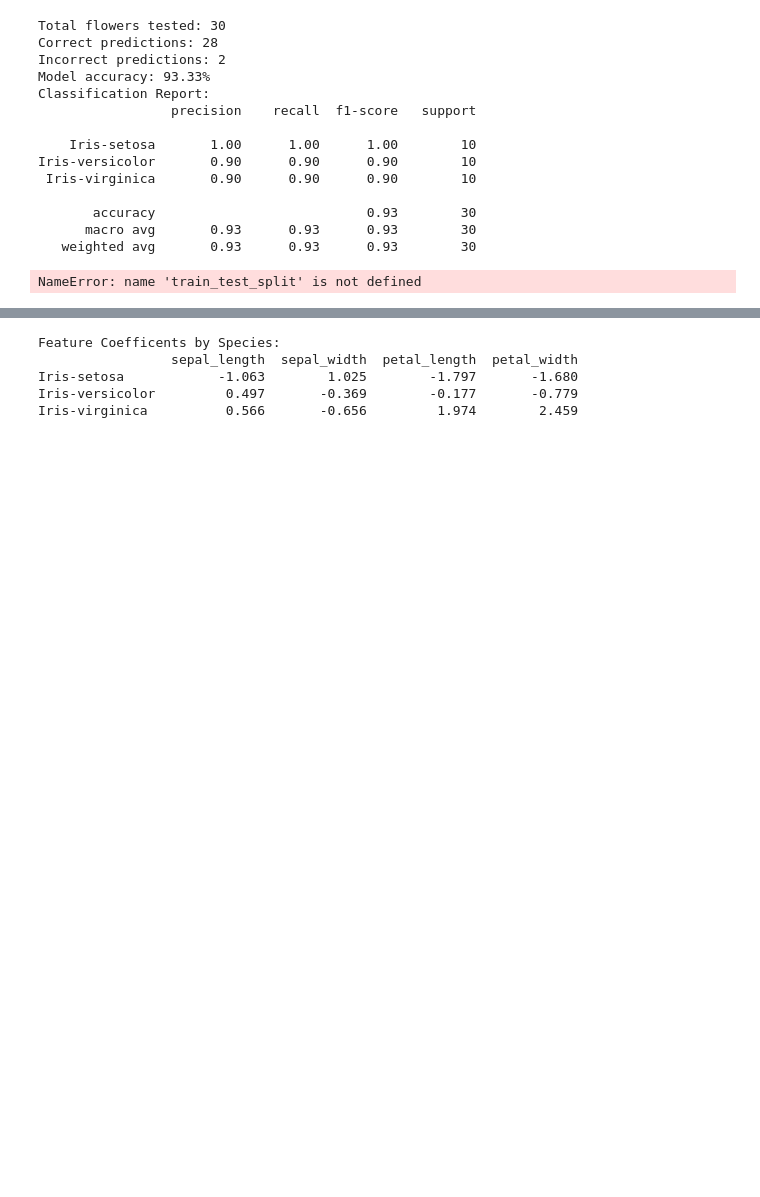
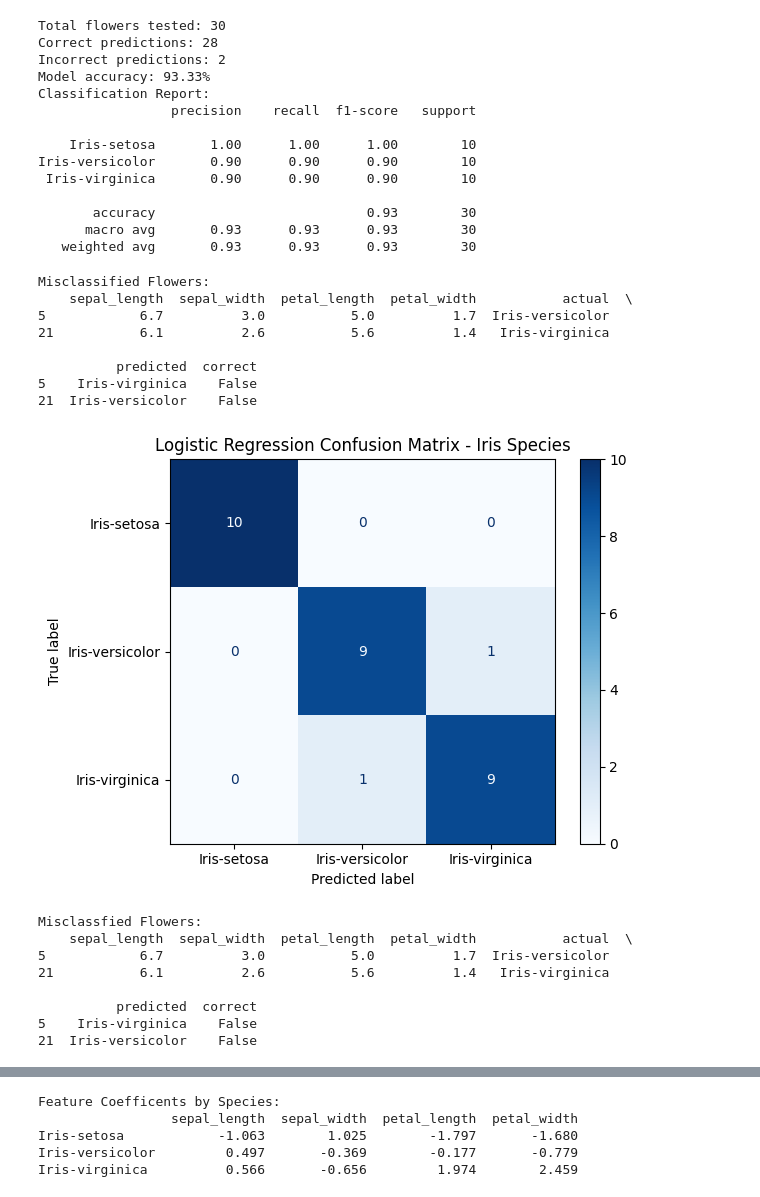
Before and after one commit to ReflexAngle/CIS502AssignmentOne, a Jupyter notebook: pythonFiles/old_python_files/Iris_Project_Phases 1_2_3_4_5.ipynb, the cells around one changed output, grey strips where cells are left out. Cells and saved outputs as stored; diff of their text form; code cells hidden in the pictures; blank space fills up the shorter version.

```diff
--- a/pythonFiles/old_python_files/Iris_Project_Phases 1_2_3_4_5.ipynb
+++ b/pythonFiles/old_python_files/Iris_Project_Phases 1_2_3_4_5.ipynb
@@ -1155,57 +1152,58 @@ Iris-versicolor       0.90      0.90      0.90        10
       macro avg       0.93      0.93      0.93        30
    weighted avg       0.93      0.93      0.93        30
 # %%
-from sklearn.model_selection import train_test_split
-
-# If the notebook kernel was restarted, rebuild and evaluate the model
-if "log_reg" not in globals():
-    df = pd.read_csv("../DataSet/clean_iris.csv")
-
-    X = df[
-        ["sepal_length", "sepal_width", "petal_length", "petal_width"]
-    ]
-    y = df["species"]
-
-    X_train, X_test, y_train, y_test = train_test_split(
-        X, y,
-        test_size=0.2,
-        random_state=42,
-        stratify=y
-    )
-
-    scaler = StandardScaler()
-    X_train = scaler.fit_transform(X_train)
-    X_test = scaler.transform(X_test)
-
-    log_reg = LogisticRegression(max_iter=200, random_state=42)
-    log_reg.fit(X_train, y_train)
-    y_pred = log_reg.predict(X_test)
-
-# Convert scaled test features back to the original measurement units
+# Inspect any misclassified flowers
+errors = X_test.copy()
 errors = pd.DataFrame(
     scaler.inverse_transform(X_test),
     columns=X.columns
 )
 errors["actual"] = y_test.values
 errors["predicted"] = y_pred
 errors["correct"] = errors["actual"] == errors["predicted"]
 
 print("Misclassified Flowers:")
-print(errors.loc[~errors["correct"]])
+print(errors[~errors["correct"]])
 
-cm = confusion_matrix(
-    y_test,
-    y_pred,
-    labels=log_reg.classes_
-)
-
+cm = confusion_matrix(y_test, y_pred, labels=log_reg.classes_)
 display = ConfusionMatrixDisplay(
     confusion_matrix=cm,
     display_labels=log_reg.classes_
 )
 display.plot(cmap="Blues", values_format="d")
 plt.title("Logistic Regression Confusion Matrix - Iris Species")
 plt.tight_layout()
 plt.show()
+errors["predicted"] = y_pred
+errors["correct"] = errors["actual"] == errors["predicted"]
+print("Misclassfied Flowers:")
+print(errors[~errors["correct"]])
+
+# Plot confusion matrix for logistic regression
+cm = confusion_matrix(y_test, y_pred, labels=log_reg.classes_)
+dict = ConfusionMatrixDisplay(
+    confusion_matrix=cm,
+    display_labels=log_reg.classes_
+)
+display.plot(cmap="Blues", values_format="d")
+plt.title("Logistic Regression Confusion Matrix - Iris Species")
+plt.tight_layout()
+#plt.show()
 # %% [output]
-NameError: name 'train_test_split' is not defined
+Misclassified Flowers:
+    sepal_length  sepal_width  petal_length  petal_width           actual  \
+5            6.7          3.0           5.0          1.7  Iris-versicolor
+21           6.1          2.6           5.6          1.4   Iris-virginica
+
+          predicted  correct
+5    Iris-virginica    False
+21  Iris-versicolor    False
+[figure, added]
+Misclassfied Flowers:
+    sepal_length  sepal_width  petal_length  petal_width           actual  \
+5            6.7          3.0           5.0          1.7  Iris-versicolor
+21           6.1          2.6           5.6          1.4   Iris-virginica
+
+          predicted  correct
+5    Iris-virginica    False
+21  Iris-versicolor    False
```
Also changed, not shown: parts of 5 cells of this notebook, 6 other files.
